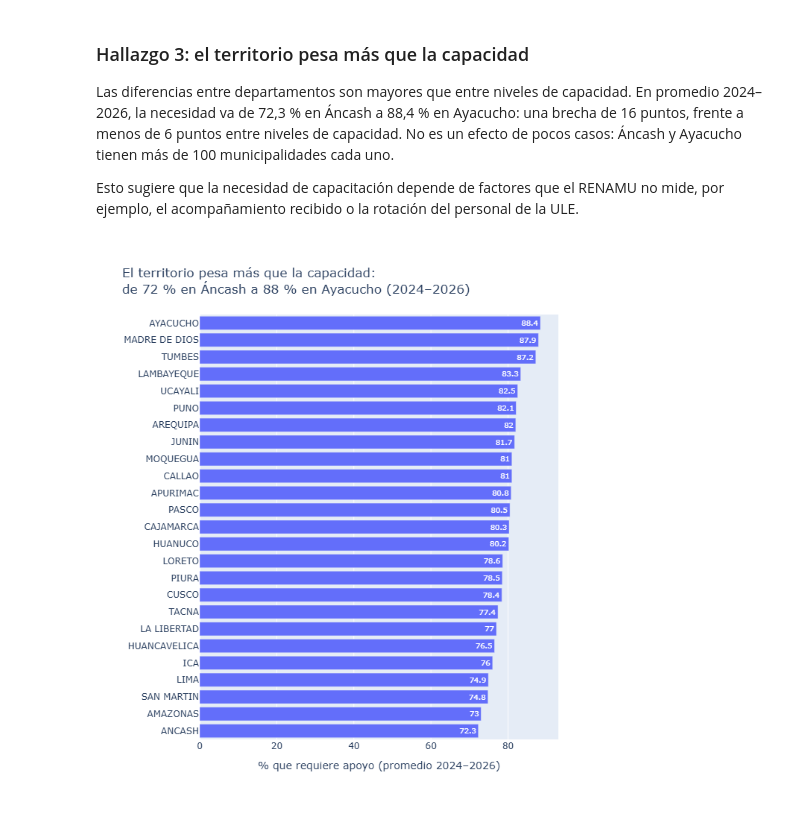
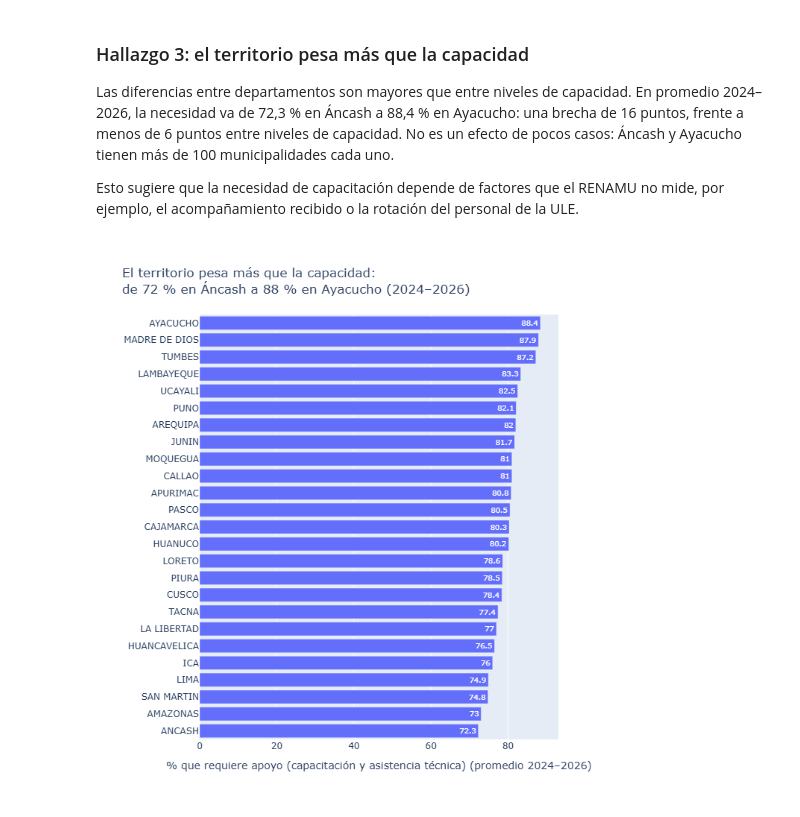
Before and after one commit to Clandra91/Python_intermedio, a Jupyter notebook: tarea_3/01_procesamiento.ipynb, the cells around one changed output. Saved outputs shown, nothing was run; the diff lists cells and outputs as text; code cells hidden in the pictures.

```diff
--- a/tarea_3/01_procesamiento.ipynb
+++ b/tarea_3/01_procesamiento.ipynb
@@ -517,12 +650,12 @@ Las diferencias entre departamentos son mayores que entre niveles de capacidad.
 
 Esto sugiere que la necesidad de capacitación depende de factores que el RENAMU no mide, por ejemplo, el acompañamiento recibido o la rotación del personal de la ULE.
 # %%
-# % que requiere apoyo por departamento (promedio 2024–2026)
+# % que requiere apoyo (capacitación y asistencia técnica) por departamento (promedio 2024–2026)
 por_depto = (renamu.groupby("Departamento")["requiere_alguna"].mean() * 100).round(1).sort_values().reset_index()
 
 fig = px.bar(por_depto, x="requiere_alguna", y="Departamento", orientation="h", text_auto=True, height=750,
-             labels={"requiere_alguna": "% que requiere apoyo (promedio 2024–2026)", "Departamento": ""},
+             labels={"requiere_alguna": "% que requiere apoyo (capacitación y asistencia técnica) (promedio 2024–2026)", "Departamento": ""},
              title="El territorio pesa más que la capacidad:<br>de 72 % en Áncash a 88 % en Ayacucho (2024–2026)")
 fig.show()
 # %% [output]
-[figure, old version]
+[figure, new version]
```
Also changed, not shown: parts of 25 cells of this notebook, 1 other file.
